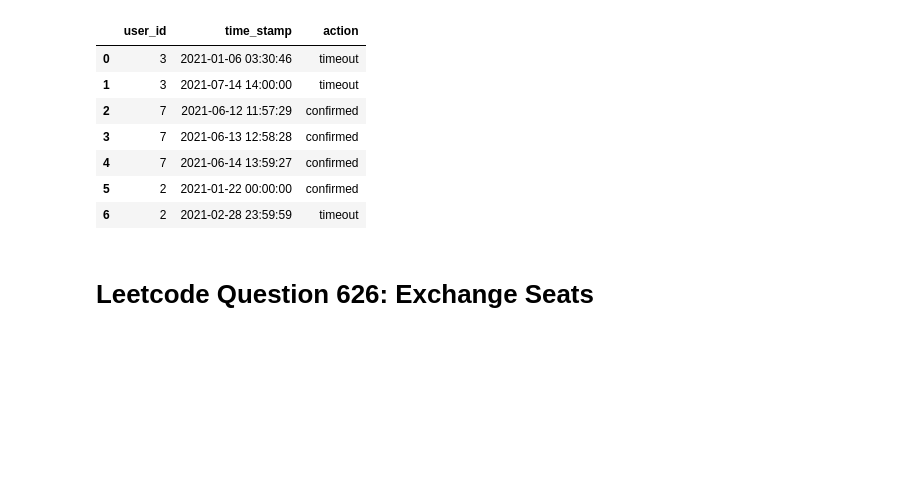
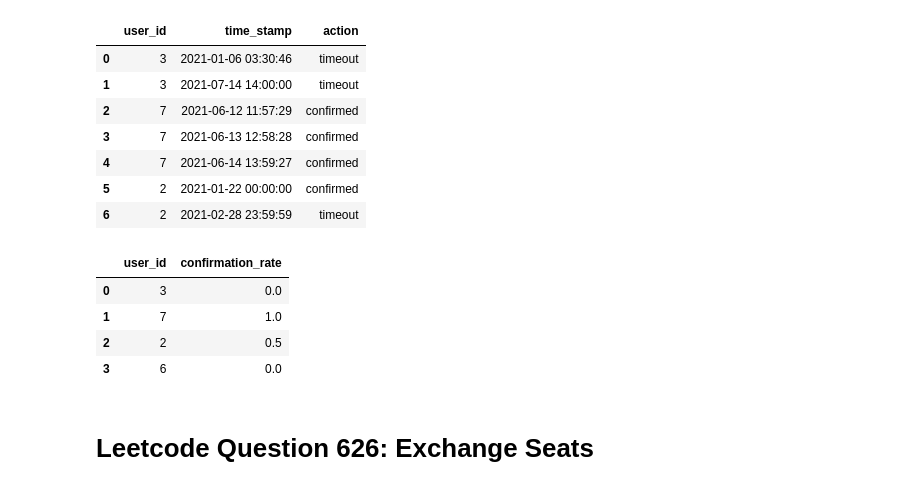
Before and after one commit to DanialArab/SQL, a Jupyter notebook: Leetcode Database Questions/Leetcode_Database_Questions.ipynb, the cells around one changed output. Saved outputs shown, nothing was run; the diff lists cells and outputs as text; code cells hidden in the pictures; blank space fills up the shorter version.

```diff
--- a/Leetcode Database Questions/Leetcode_Database_Questions.ipynb
+++ b/Leetcode Database Questions/Leetcode_Database_Questions.ipynb
@@ -3684,6 +3684,24 @@ FROM Confirmations
 | 4 | 7 | 2021-06-14 13:59:27 | confirmed |
 | 5 | 2 | 2021-01-22 00:00:00 | confirmed |
 | 6 | 2 | 2021-02-28 23:59:59 | timeout |
+# %%
+pd.read_sql("""
+
+SELECT
+        s.user_id,
+        ROUND(SUM(CASE WHEN action = 'confirmed' THEN 1 ELSE 0 END)/COUNT(*), 2) AS confirmation_rate
+
+FROM Signups s
+LEFT JOIN Confirmations c
+    USING (user_id)
+GROUP BY s.user_id
+""", con)
+# %% [output]
+|  | user_id | confirmation_rate |
+| 0 | 3 | 0.0 |
+| 1 | 7 | 1.0 |
+| 2 | 2 | 0.5 |
+| 3 | 6 | 0.0 |
 # %% [markdown]
 # Leetcode Question 626: Exchange Seats
 # %%
```
Also changed, not shown: parts of 2 cells of this notebook.
